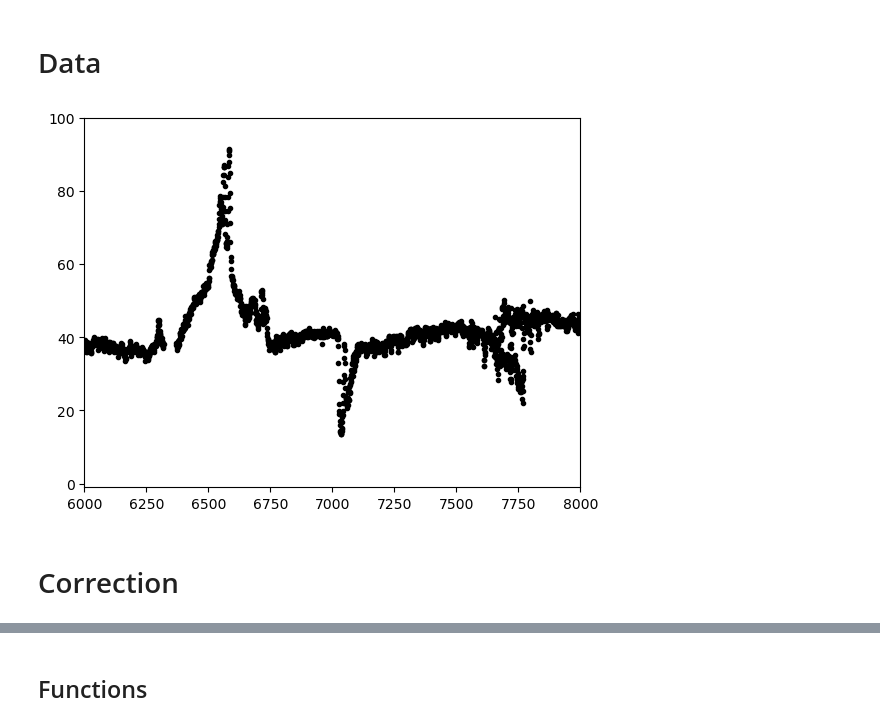
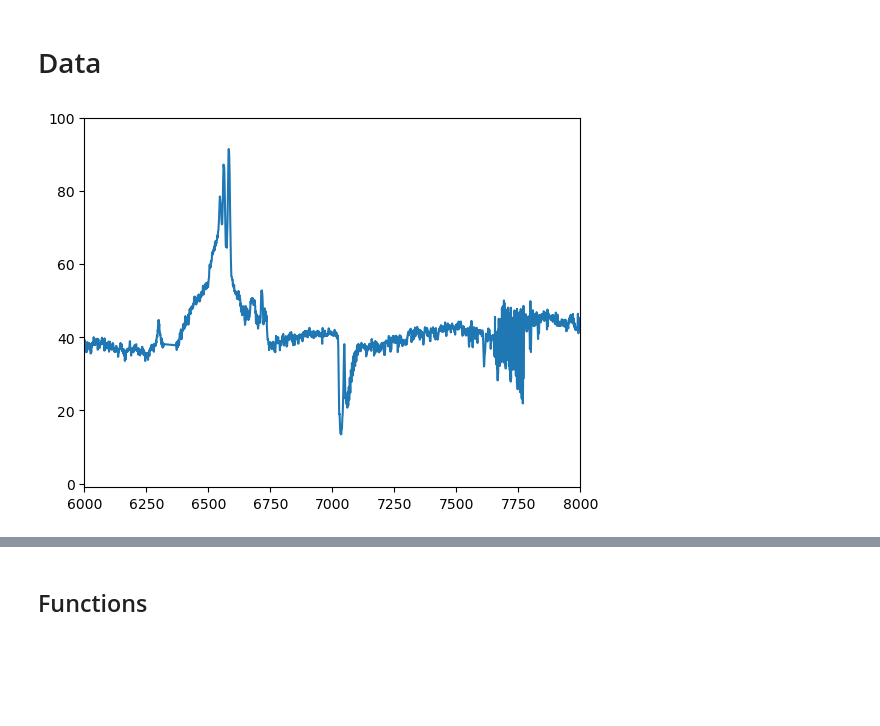
Before and after one commit to seratsaad/ticktock, a Jupyter notebook: Spectral Decomposition - Optical - Halpha.ipynb, the cells around one changed output, grey strips where cells are left out. Drawn from its saved outputs; the diff is of its cells as text; code cells hidden in the pictures; blank space fills up the shorter version.

```diff
--- a/Spectral Decomposition - Optical - Halpha.ipynb
+++ b/Spectral Decomposition - Optical - Halpha.ipynb
@@ -35,34 +35,32 @@ from scipy.interpolate import interp1d
 # %%
 file_path = 'HET/combined_spectrum_20230113_0000022_exp01.fits'
 
 t = Table.read(file_path)
 t.sort('Wavelength')
 
 z = 0.081
 wl = t['Wavelength']/(1+z)
 flux = t['F_lambda'] * (10**17)
 err = t['e_F_lambda']
 
 flux_lim = np.where(flux>0)[0]
 wl=wl[flux_lim]
 flux=flux[flux_lim]
 err=err[flux_lim]
 
 #wl_lim = np.where((wl>5900)&(wl<6950))
 #wl=wl[wl_lim]
 #flux=flux[wl_lim]
 #err=err[wl_lim]
 
 mask1 = np.where((wl<6320)|(wl>6370))
 wl=wl[mask1]
 flux=flux[mask1]
 err=err[mask1]
 
-plt.plot(wl, flux, '.k')
+plt.plot(wl, flux)
 plt.xlim(6000, 8000)
 plt.ylim(-1, 100)
 plt.show()
 # %% [output]
-[figure, old version]
+[figure, new version]
-# %% [markdown]
-# Correction
```
Also changed, not shown: parts of 20 cells of this notebook.
